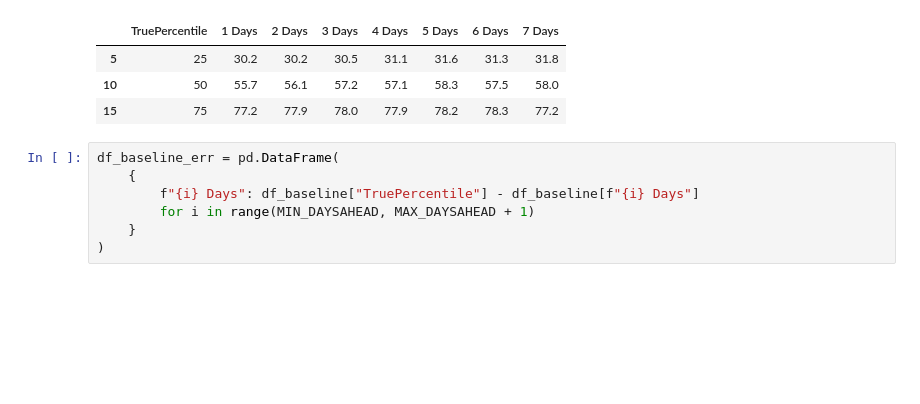
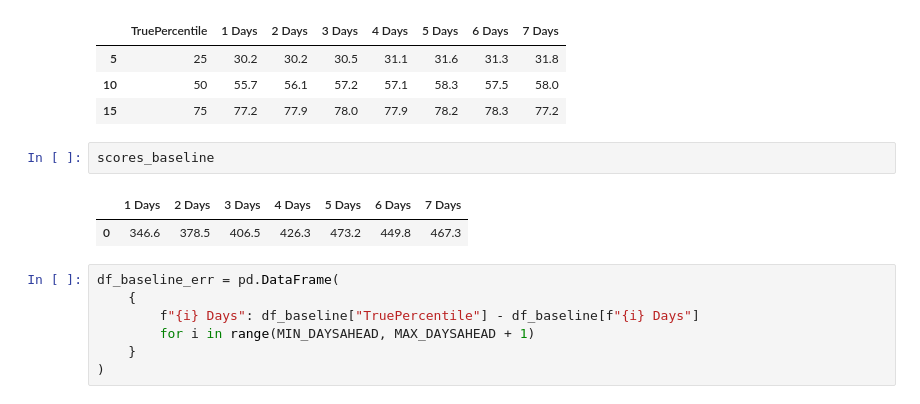
Before and after one commit to ddasilva/wsa_knn_uncertainty_v2, a Jupyter notebook: notebooks/Percentile Analysis.ipynb, the cells around one changed output. Cells and saved outputs as stored; diff of their text form; blank space fills up the shorter version.

```diff
--- a/notebooks/Percentile Analysis.ipynb
+++ b/notebooks/Percentile Analysis.ipynb
@@ -118,6 +133,11 @@ df_baseline[df_baseline.TruePercentile.apply(lambda x: x in [25, 50, 75])]
 | 5 | 25 | 30.2 | 30.2 | 30.5 | 31.1 | 31.6 | 31.3 | 31.8 |
 | 10 | 50 | 55.7 | 56.1 | 57.2 | 57.1 | 58.3 | 57.5 | 58.0 |
 | 15 | 75 | 77.2 | 77.9 | 78.0 | 77.9 | 78.2 | 78.3 | 77.2 |
+# %%
+scores_baseline
+# %% [output]
+|  | 1 Days | 2 Days | 3 Days | 4 Days | 5 Days | 6 Days | 7 Days |
+| 0 | 346.6 | 378.5 | 406.5 | 426.3 | 473.2 | 449.8 | 467.3 |
 # %%
 df_baseline_err = pd.DataFrame(
     {
```
Also changed, not shown: parts of 5 cells of this notebook, 9 other files.
